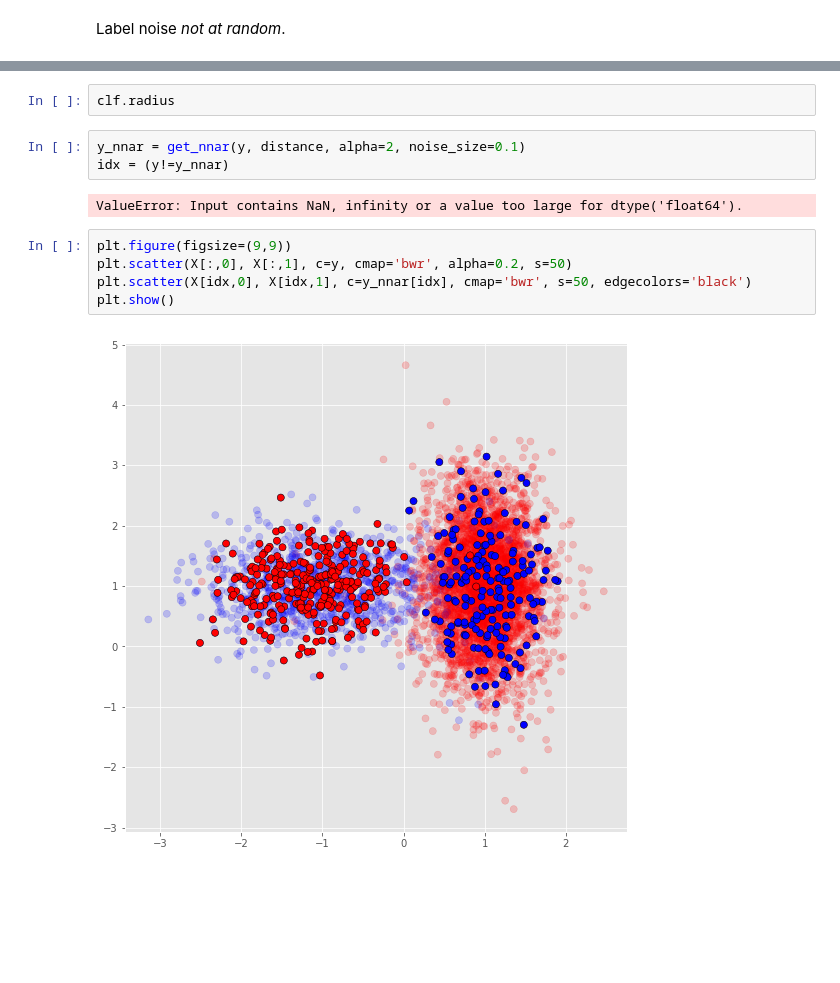
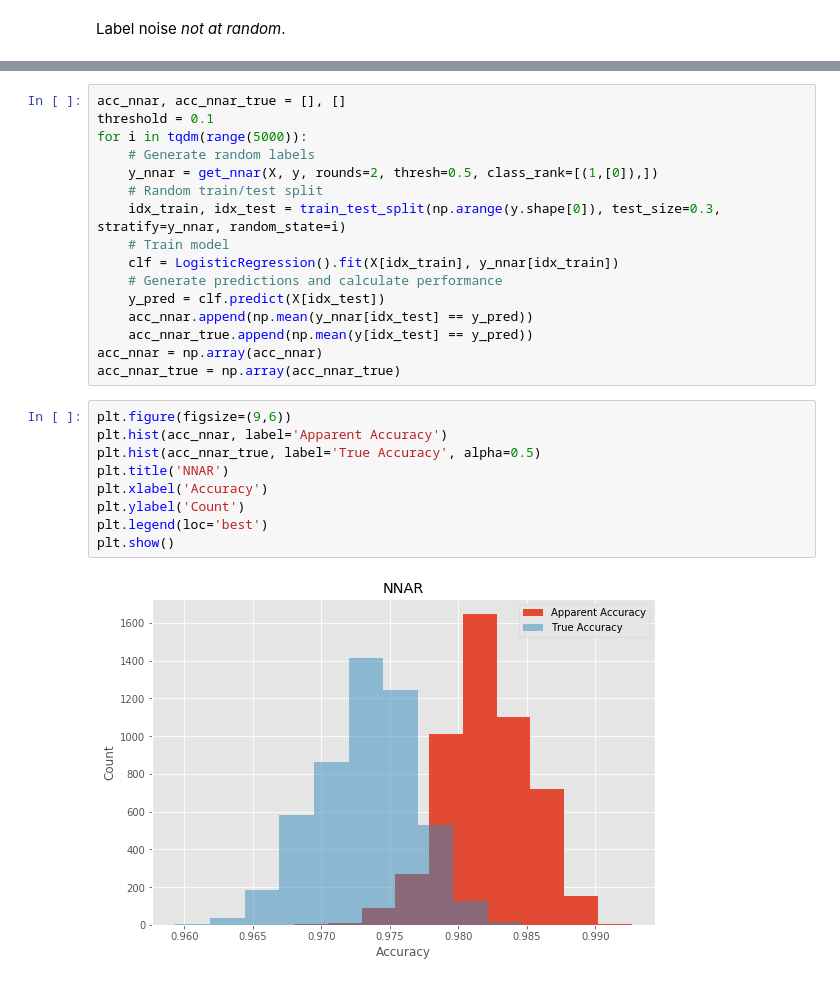
Before and after one commit to jkingphd/label_noise, a Jupyter notebook: blobs.ipynb, the cells around one changed output, grey strips where cells are left out. Cells and saved outputs as stored; diff of their text form; blank space fills up the shorter version.

```diff
--- a/blobs.ipynb
+++ b/blobs.ipynb
@@ -550,14 +431,27 @@ plt.hist(dist)
-# %%
-clf.radius
-# %%
-y_nnar = get_nnar(y, distance, alpha=2, noise_size=0.1)
-idx = (y!=y_nnar)
-# %% [output]
-ValueError: Input contains NaN, infinity or a value too large for dtype('float64').
-# %%
-plt.figure(figsize=(9,9))
-plt.scatter(X[:,0], X[:,1], c=y, cmap='bwr', alpha=0.2, s=50)
-plt.scatter(X[idx,0], X[idx,1], c=y_nnar[idx], cmap='bwr', s=50, edgecolors='black')
-plt.show()
-# %% [output]
-[figure, removed]
+# %%
+acc_nnar, acc_nnar_true = [], []
+threshold = 0.1
+for i in tqdm(range(5000)):
+    # Generate random labels
+    y_nnar = get_nnar(X, y, rounds=2, thresh=0.5, class_rank=[(1,[0]),])
+    # Random train/test split
+    idx_train, idx_test = train_test_split(np.arange(y.shape[0]), test_size=0.3, stratify=y_nnar, random_state=i)
+    # Train model
+    clf = LogisticRegression().fit(X[idx_train], y_nnar[idx_train])
+    # Generate predictions and calculate performance
+    y_pred = clf.predict(X[idx_test])
+    acc_nnar.append(np.mean(y_nnar[idx_test] == y_pred))
+    acc_nnar_true.append(np.mean(y[idx_test] == y_pred))
+acc_nnar = np.array(acc_nnar)
+acc_nnar_true = np.array(acc_nnar_true)
+# %%
+plt.figure(figsize=(9,6))
+plt.hist(acc_nnar, label='Apparent Accuracy')
+plt.hist(acc_nnar_true, label='True Accuracy', alpha=0.5)
+plt.title('NNAR')
+plt.xlabel('Accuracy')
+plt.ylabel('Count')
+plt.legend(loc='best')
+plt.show()
+# %% [output]
+[figure, added]
```
Also changed, not shown: parts of 16 cells of this notebook, 3 other files.
